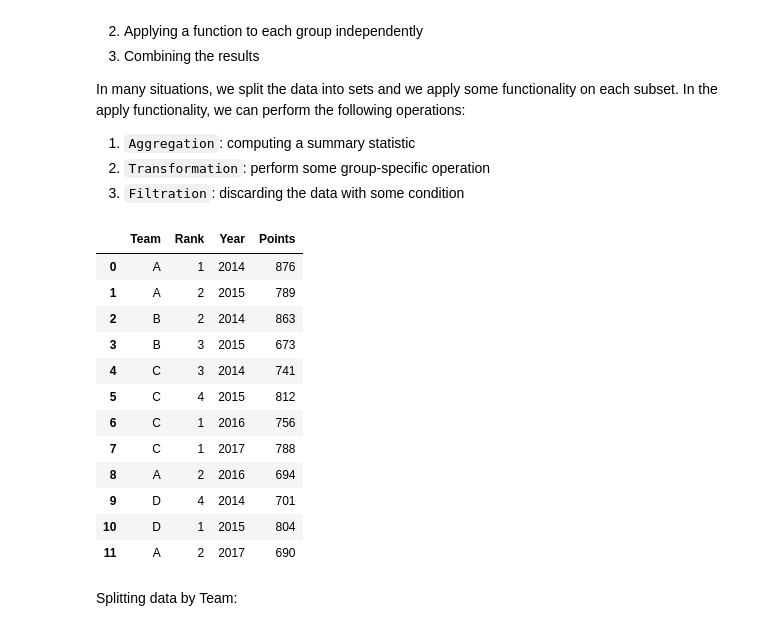
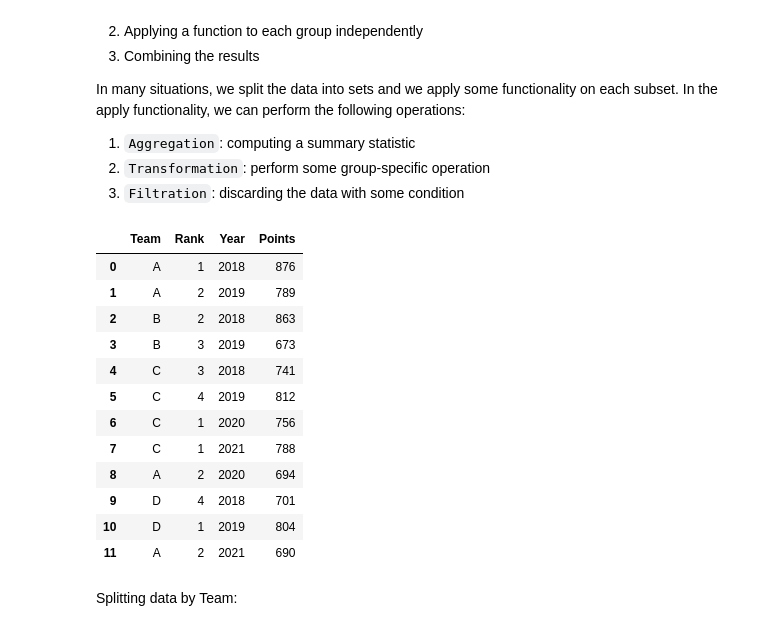
Before and after one commit to Goliath-Research/Introduction-to-Data-Science, a Jupyter notebook: 04-Introduction to Pandas/08-Groupby.ipynb, the cells around one changed output. Drawn from its saved outputs; the diff is of its cells as text; code cells hidden in the pictures.

```diff
--- a/04-Introduction to Pandas/08-Groupby.ipynb
+++ b/04-Introduction to Pandas/08-Groupby.ipynb
@@ -19,24 +19,24 @@ import pandas as pd
 # %%
 data = {'Team': ['A','A','B','B','C','C','C','C','A','D','D','A'],
    'Rank': [1, 2, 2, 3, 3, 4, 1, 1, 2, 4, 1, 2],
-   'Year': [2014,2015,2014,2015,2014,2015,2016,2017,2016,2014,2015,2017],
+   'Year': [2018,2019,2018,2019,2018,2019,2020,2021,2020,2018,2019,2021],
    'Points':[876,789,863,673,741,812,756,788,694,701,804,690]}
 df = pd.DataFrame(data)
 df
 # %% [output]
 |  | Team | Rank | Year | Points |
-| 0 | A | 1 | 2014 | 876 |
-| 1 | A | 2 | 2015 | 789 |
-| 2 | B | 2 | 2014 | 863 |
-| 3 | B | 3 | 2015 | 673 |
-| 4 | C | 3 | 2014 | 741 |
-| 5 | C | 4 | 2015 | 812 |
-| 6 | C | 1 | 2016 | 756 |
-| 7 | C | 1 | 2017 | 788 |
-| 8 | A | 2 | 2016 | 694 |
-| 9 | D | 4 | 2014 | 701 |
-| 10 | D | 1 | 2015 | 804 |
-| 11 | A | 2 | 2017 | 690 |
+| 0 | A | 1 | 2018 | 876 |
+| 1 | A | 2 | 2019 | 789 |
+| 2 | B | 2 | 2018 | 863 |
+| 3 | B | 3 | 2019 | 673 |
+| 4 | C | 3 | 2018 | 741 |
+| 5 | C | 4 | 2019 | 812 |
+| 6 | C | 1 | 2020 | 756 |
+| 7 | C | 1 | 2021 | 788 |
+| 8 | A | 2 | 2020 | 694 |
+| 9 | D | 4 | 2018 | 701 |
+| 10 | D | 1 | 2019 | 804 |
+| 11 | A | 2 | 2021 | 690 |
 # %% [markdown]
 Splitting data by Team:
 # %%
```
Also changed, not shown: parts of 22 cells of this notebook.
